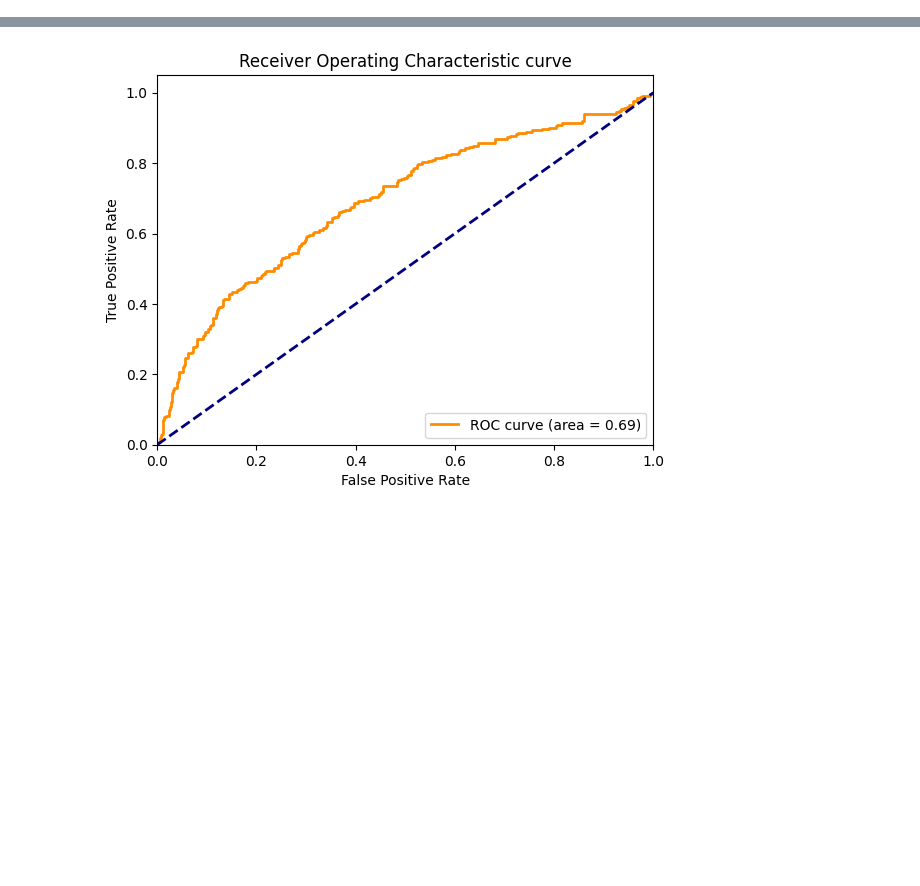
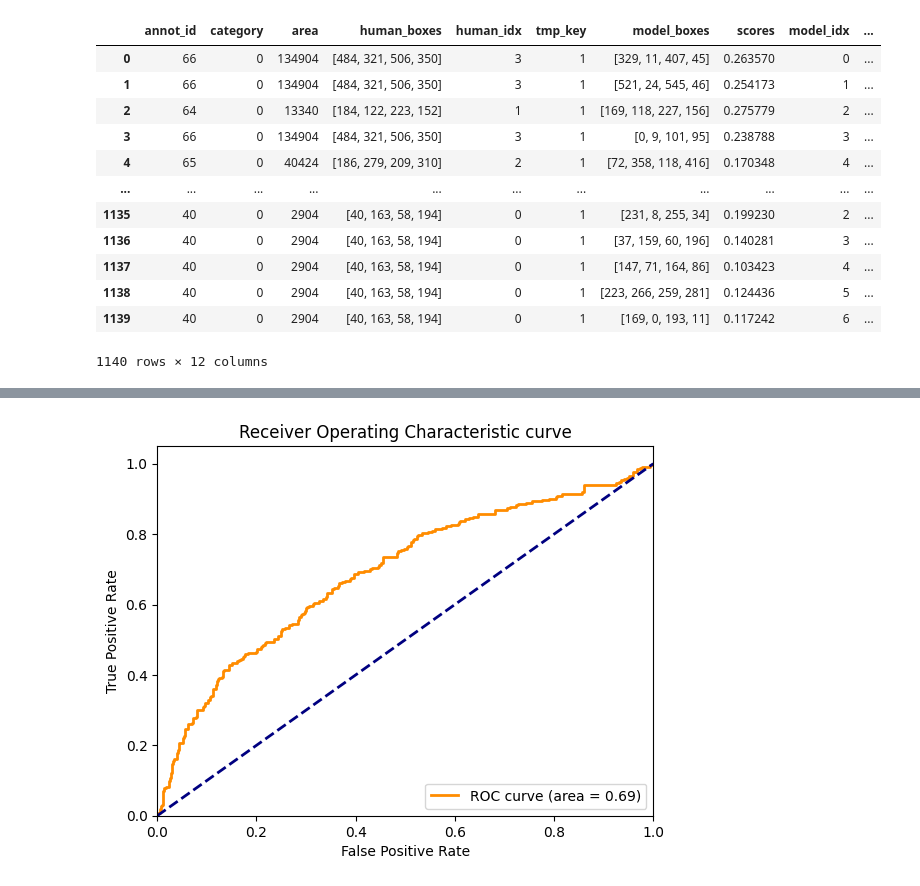
Before and after one commit to kerlinjr/satana, a Jupyter notebook: notebooks/ac_object_detection.ipynb, the cells around one changed output, grey strips where cells are left out. Cells and saved outputs as stored; diff of their text form; code cells hidden in the pictures; blank space fills up the shorter version.

```diff
--- a/notebooks/ac_object_detection.ipynb
+++ b/notebooks/ac_object_detection.ipynb
@@ -1065,0 +211,20 @@ import numpy as np
+# %%
+def auc_scoring(y_actual, y_score):
+    from sklearn.metrics import roc_curve, auc
+    fpr, tpr, thresholds = roc_curve(y_actual, y_score)
+    auc = auc(fpr, tpr)
+    return auc
+
+def f1_scoring(y_actual, y_score):
+    from sklearn.metrics import roc_curve, auc
+    from sklearn.metrics import f1_score
+    fpr, tpr, thresholds = roc_curve(y_actual, y_score)
+    J = tpr - fpr
+    # Find the index of the threshold with the greatest Youden's J statistic
+    ix = np.argmax(J)
+    # Find the optimal threshold
+    optimal_threshold = thresholds[ix]
+    y_pred_binary = (y_score > optimal_threshold).astype(int)
+
+    f1 = f1_score(y_actual, y_pred_binary)
+    return f1
@@ -1065,0 +238,22 @@ import numpy as np
+# %%
+import openai
+import json
+
+# Load API key and project ID from a configuration file
+with open('../config.json', 'r') as config_file:
+    config = json.load(config_file)
+
+
+import os
+from openai import OpenAI
+
+client = OpenAI(
+    # This is the default and can be omitted
+    organization= config['OPENAI_ORG_ID'],
+    project=config['OPENAI_PROJECT_ID'],
+    api_key=config['OPENAI_API_KEY']
+)
+# %%
+with_hvac = [0, 1, 3, 6, 8, 9, 10, 12, 13, 14, 16, 17, 18, 19, 20, 21, 22, 24, 25, 27, 28, 29, 30, 31, 33, 34, 35, 36, 37, 38, 39, 40, 42, 43, 45, 46, 47, 50, 51, 53, 56, 57, 59, 60, 61, 65, 66, 68, 70, 71, 72, 75, 76, 77, 79, 81, 83, 85, 86, 87, 88, 91, 93, 94, 95, 96, 97, 98, 99, 102, 103, 104, 105, 106, 107, 109, 110, 111, 112, 114, 115, 118, 119, 121, 122, 123, 125, 126, 128, 129, 130, 132, 133, 134, 135, 137, 138, 140, 142, 143, 144, 145, 147, 149]
+# %%
+with_leak = [0, 6, 8, 10, 12, 13, 18, 25, 29, 39, 42, 43, 45, 47, 51, 56, 61, 65, 66, 68, 70, 71, 72, 75, 76, 77, 79, 83, 87, 93, 98, 110, 111, 114, 121, 125, 128, 130, 143, 147, 149]
@@ -1152 +661,17 @@ train_df
+# %%
+df
+# %% [output]
+|  | annot_id | category | area | human_boxes | human_idx | tmp_key | model_boxes | scores | model_idx | ... |
+| 0 | 66 | 0 | 134904 | [484, 321, 506, 350] | 3 | 1 | [329, 11, 407, 45] | 0.263570 | 0 | ... |
+| 1 | 66 | 0 | 134904 | [484, 321, 506, 350] | 3 | 1 | [521, 24, 545, 46] | 0.254173 | 1 | ... |
+| 2 | 64 | 0 | 13340 | [184, 122, 223, 152] | 1 | 1 | [169, 118, 227, 156] | 0.275779 | 2 | ... |
+| 3 | 66 | 0 | 134904 | [484, 321, 506, 350] | 3 | 1 | [0, 9, 101, 95] | 0.238788 | 3 | ... |
+| 4 | 65 | 0 | 40424 | [186, 279, 209, 310] | 2 | 1 | [72, 358, 118, 416] | 0.170348 | 4 | ... |
+| ... | ... | ... | ... | ... | ... | ... | ... | ... | ... | ... |
+| 1135 | 40 | 0 | 2904 | [40, 163, 58, 194] | 0 | 1 | [231, 8, 255, 34] | 0.199230 | 2 | ... |
+| 1136 | 40 | 0 | 2904 | [40, 163, 58, 194] | 0 | 1 | [37, 159, 60, 196] | 0.140281 | 3 | ... |
+| 1137 | 40 | 0 | 2904 | [40, 163, 58, 194] | 0 | 1 | [147, 71, 164, 86] | 0.103423 | 4 | ... |
+| 1138 | 40 | 0 | 2904 | [40, 163, 58, 194] | 0 | 1 | [223, 266, 259, 281] | 0.124436 | 5 | ... |
+| 1139 | 40 | 0 | 2904 | [40, 163, 58, 194] | 0 | 1 | [169, 0, 193, 11] | 0.117242 | 6 | ... |
+1140 rows × 12 columns
 # %%
```
Also changed, not shown: parts of 61 cells of this notebook, 1 other file.
